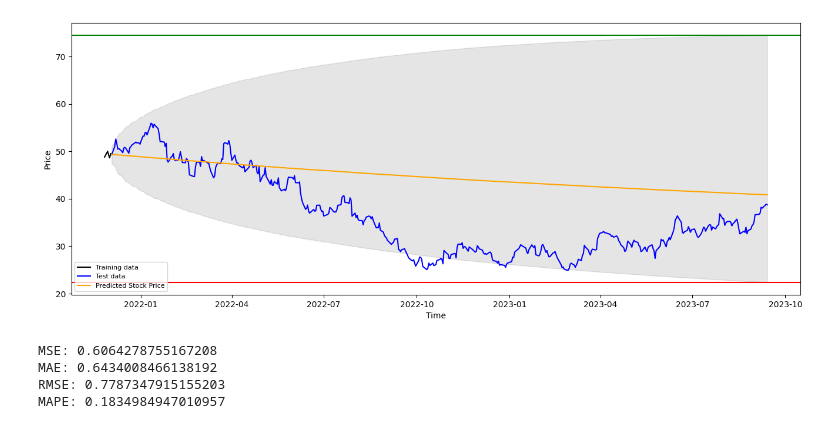
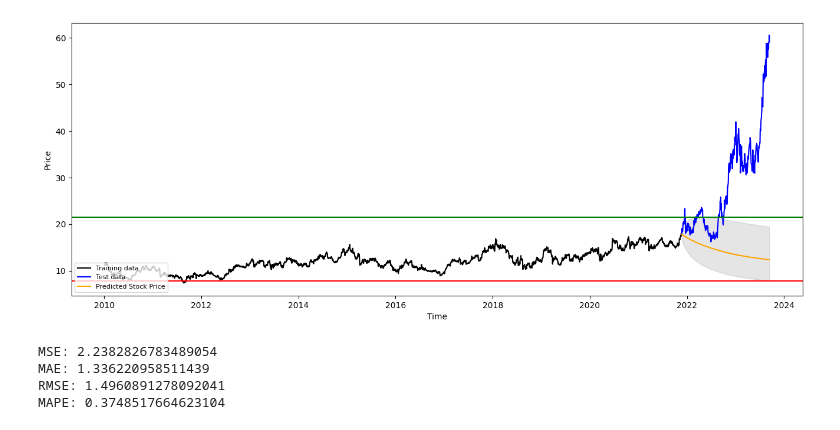
Before and after one commit to erendagasan/Eren-Dagasan-Personal, a Jupyter notebook: ARIMA SONNNNNNNNNNNNNNNNNNNNN.ipynb, the cells around one changed output. Cells and saved outputs as stored; diff of their text form; code cells hidden in the pictures.

```diff
--- a/ARIMA SONNNNNNNNNNNNNNNNNNNNN.ipynb
+++ b/ARIMA SONNNNNNNNNNNNNNNNNNNNN.ipynb
@@ -17,7 +17,7 @@ from sklearn.metrics import mean_squared_error, mean_absolute_error
 import math
 import yfinance as yf
 
-stock = "INTC"
+stock = "SASA.IS"
 
 dateparse = lambda dates: pd.datetime.strptime(dates, '%Y-%m-%d')
 stock_data = yf.download(stock, start="2006-01-01", end="2023-09-14")
@@ -111,35 +106,35 @@ plt.show()
 # %%
 model = ARIMA(train_data, order=best_order)
 fitted = model.fit()
 
 forecast_results = fitted.get_forecast(steps=len(test_data), alpha=0.05)
 
 fc = forecast_results.predicted_mean
 conf = forecast_results.conf_int()
 
 fc_series = pd.Series(fc, index=test_data.index)
 lower_series = pd.Series(conf.iloc[:, 0], index=test_data.index)
 upper_series = pd.Series(conf.iloc[:, 1], index=test_data.index)
 
 plt.figure(figsize=(16,6), dpi=100)
-plt.plot(np.exp(train_data[3000:]), label='Training data', color="black")
+plt.plot(np.exp(train_data[1000:]), label='Training data', color="black")
 plt.plot(np.exp(test_data), color='blue', label='Test data')
 
 plt.plot(test_data.index, np.exp(fc), color='orange', label='Predicted Stock Price')  # Convert back to original scale
 plt.fill_between(test_data.index, np.exp(conf.iloc[:, 0]), np.exp(conf.iloc[:, 1]),
                  color='k', alpha=.10)
 
 
 plt.axhline(np.exp(conf.iloc[:, 1].max()), color="green")
 plt.axhline(np.exp(conf.iloc[:, 0].min()), color="red")
 
 plt.xlabel('Time')
 plt.ylabel('Price')
 
 plt.legend(loc='lower left', fontsize=8)
 plt.show()
 # %% [output]
-[figure, old version]
+[figure, new version]
 # %%
 # report performance
 mse = mean_squared_error(test_data, fc)
@@ -151,10 +146,10 @@ print('RMSE: '+str(rmse))
 mape = np.mean(np.abs(fc.to_numpy() - test_data)/np.abs(test_data))
 print('MAPE: '+str(mape))
 # %% [output]
-MSE: 0.6064278755167208
-MAE: 0.6434008466138192
-RMSE: 0.7787347915155203
-MAPE: 0.1834984947010957
+MSE: 2.2382826783489054
+MAE: 1.336220958511439
+RMSE: 1.4960891278092041
+MAPE: 0.3748517664623104
 # %%
 forecast_results = fitted.get_forecast(steps=len(test_data), alpha=0.05)
 
```
Also changed, not shown: parts of 3 cells of this notebook.
